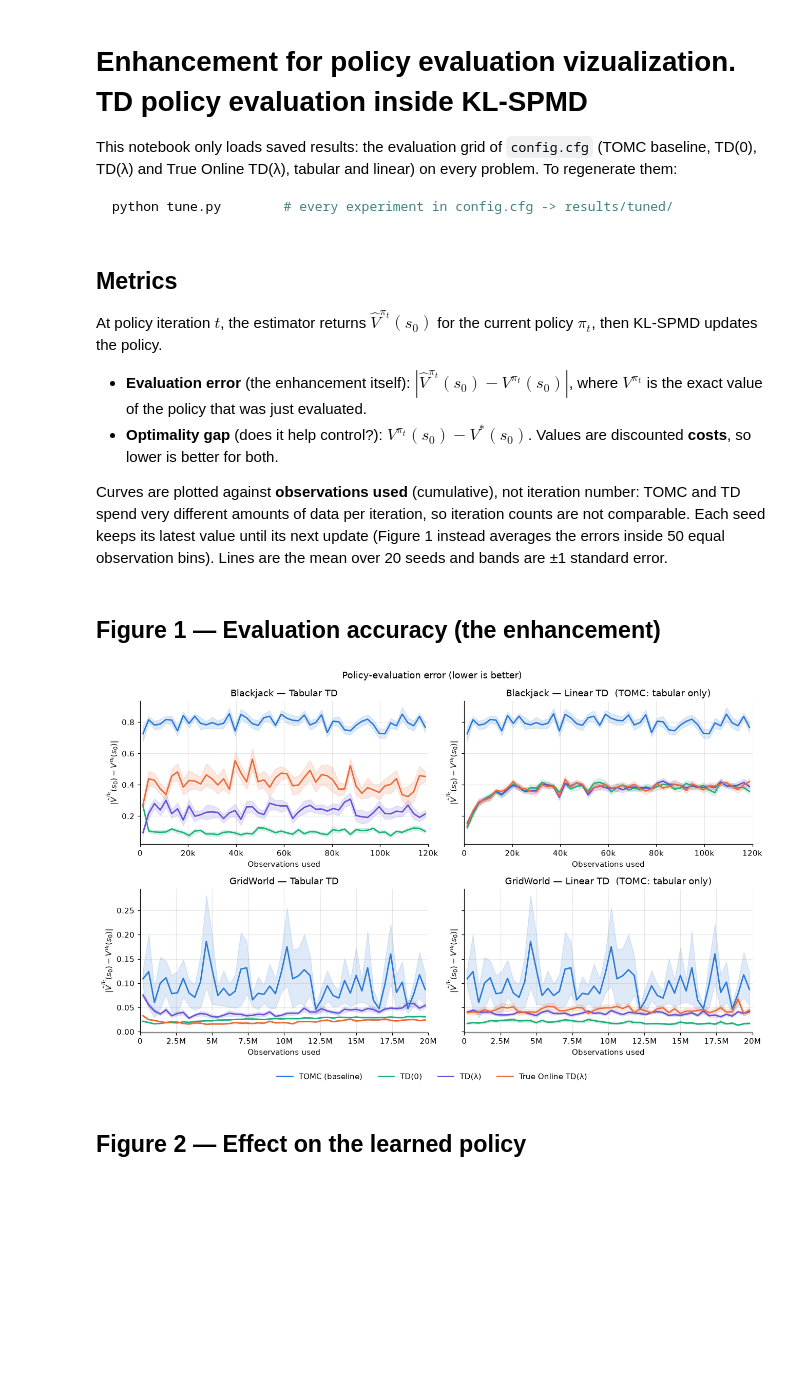
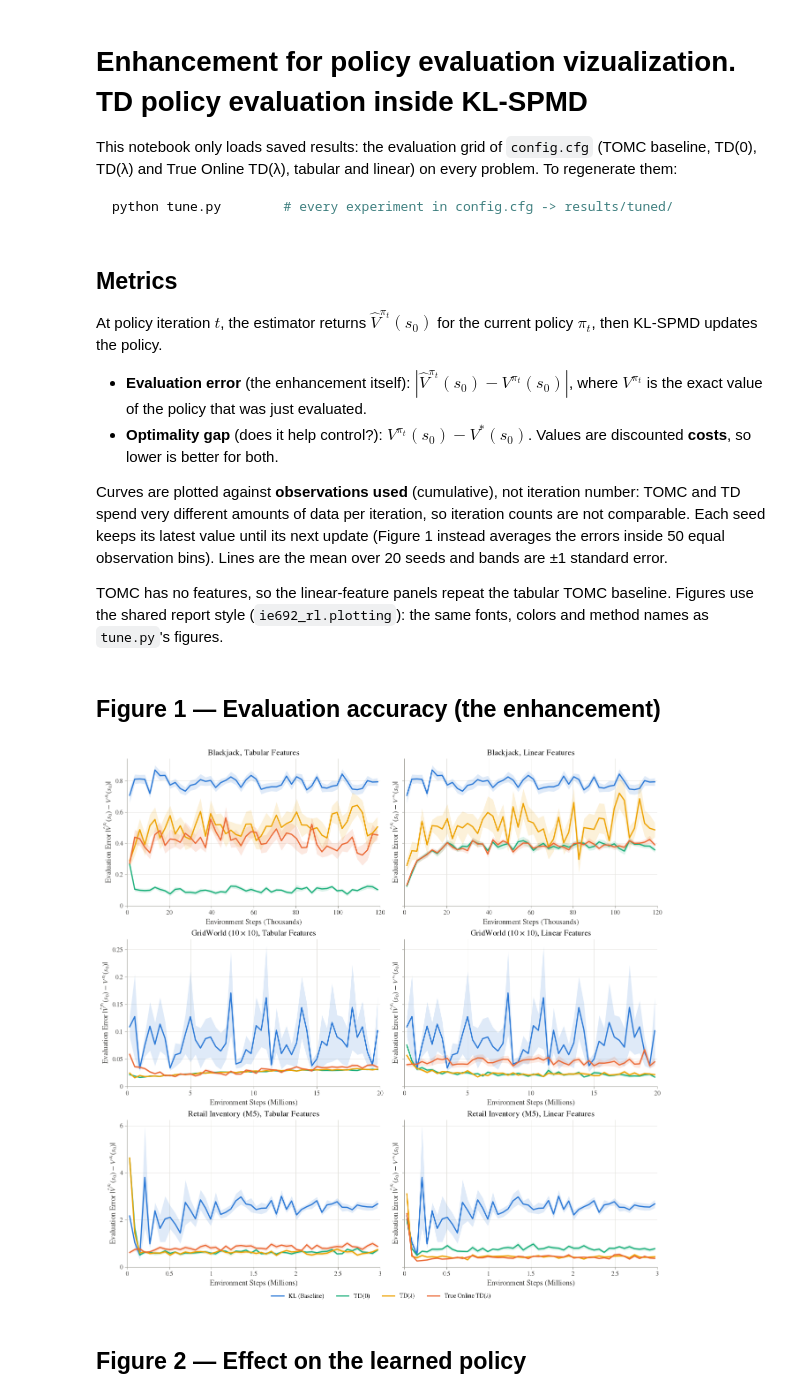
Before and after one commit to anjilab/IE-692-RL-Project, a Jupyter notebook: notebooks/td_evaluation_viz.ipynb, the cells around one changed output. Drawn from its saved outputs; the diff is of its cells as text; code cells hidden in the pictures; blank space fills up the shorter version.

```diff
--- a/notebooks/td_evaluation_viz.ipynb
+++ b/notebooks/td_evaluation_viz.ipynb
@@ -12,14 +12,20 @@ import sys
 from pathlib import Path
 
 import matplotlib.pyplot as plt
-from matplotlib.ticker import FuncFormatter
 import numpy as np
 import pandas as pd
 from IPython.display import display
 
 root = next(p for p in [Path.cwd(), *Path.cwd().parents] if (p / "pyproject.toml").exists())
+if str(root / "src") not in sys.path:
+    sys.path.insert(0, str(root / "src"))
+
+from ie692_rl.experiment import load_config, method_label, problem_budget, problem_label
+from ie692_rl.plotting import GAP, STYLE, decimal_axis, method_colors, step_unit, style_axes
+
 out = root / "results" / "td_evaluation_updated"
 out.mkdir(exist_ok=True)
+config = load_config(root / "config.cfg")
 
 # config.cfg method names -> this notebook's names, per feature set. Both sets share the TOMC baseline.
 history = pd.read_csv(root / "results" / "tuned" / "history.csv")
@@ -35,24 +41,23 @@ runs = {
 }
 
 PROBLEMS = ["Blackjack", "GridWorld", "Inventory"]
-BUDGET = {"Blackjack": 120_000, "GridWorld": 20_000_000, "Inventory": 3_000_000}
+BUDGET = {p: problem_budget(config, p) for p in PROBLEMS}
+PROBLEM_LABEL = {p: problem_label(config, p) for p in PROBLEMS}
 METHODS = ["baseline", "td_zero", "td_lambda", "true_online_td"]
+# Figures use the display names and colors of tune.py's evaluation figures (config.cfg labels,
+# [figures] order); tables keep plain-text names.
+PLOT_LABEL = {short: method_label(config, name) for name, short in FEATURE_SETS["Tabular"].items()}
+COLOR = method_colors(["baseline", "true_online_td", "td_zero", "td_lambda"])
 LABEL = {"baseline": "TOMC (baseline)", "td_zero": "TD(0)",
          "td_lambda": "TD(λ)", "true_online_td": "True Online TD(λ)"}
-COLOR = {"baseline": "#2a78d6", "td_zero": "#1baf7a",
-         "td_lambda": "#6250d6", "true_online_td": "#eb6834"}
 
 
 def obs_label(n, _=None):
-    # Observation counts as 0, 500, 20k, 1.5M, 20M.
+    # Observation counts as 0, 500, 20k, 1.5M, 20M (tables).
     for unit, suffix in [(1e6, "M"), (1e3, "k")]:
         if abs(n) >= unit:
             return f"{n / unit:g}{suffix}"
     return f"{n:g}"
-
-
-OBS_FORMAT = FuncFormatter(obs_label)
-plt.rcParams.update({"figure.dpi": 110, "axes.spines.top": False, "axes.spines.right": False})
 # %% [markdown]
 ## Metrics
 
@@ -65,6 +70,8 @@ Curves are plotted against **observations used** (cumulative), not iteration num
 amounts of data per iteration, so iteration counts are not comparable. Each seed keeps its latest value
 until its next update (Figure 1 instead averages the errors inside 50 equal observation bins). Lines are the
 mean over 20 seeds and bands are ±1 standard error.
+
+TOMC has no features, so the linear-feature panels repeat the tabular TOMC baseline. Figures use the shared report style (`ie692_rl.plotting`): the same fonts, colors and method names as `tune.py`'s figures.
 # %%
 def add_evaluation_error(history):
     # Each row's estimate is for the policy BEFORE that row's update, i.e. the previous row's exact value.
@@ -141,12 +150,10 @@ def plot_metric(column, ylabel, title, filename, binned=False):
 # %% [markdown]
 ## Figure 1 — Evaluation accuracy (the enhancement)
 # %%
-plot_metric("eval_error",
-            r"$|\hat V^{\pi_t}(s_0) - V^{\pi_t}(s_0)|$",
-            "Policy-evaluation error (lower is better)",
+plot_metric("eval_error", r"Evaluation Error $|\hat{V}^{\pi_t}(s_0) - V^{\pi_t}(s_0)|$",
             "fig1_evaluation_error.png", binned=True)
 # %% [output]
-[figure, old version]
+[figure, new version]
 # %% [markdown]
 ## Figure 2 — Effect on the learned policy
 # %%
```
Also changed, not shown: parts of 4 cells of this notebook, 8 other files.
